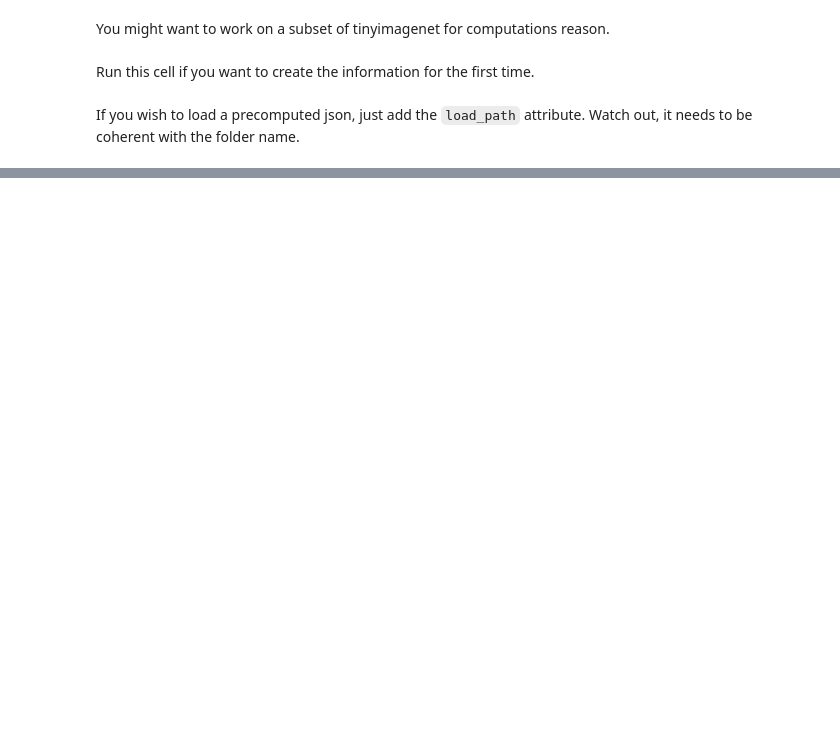
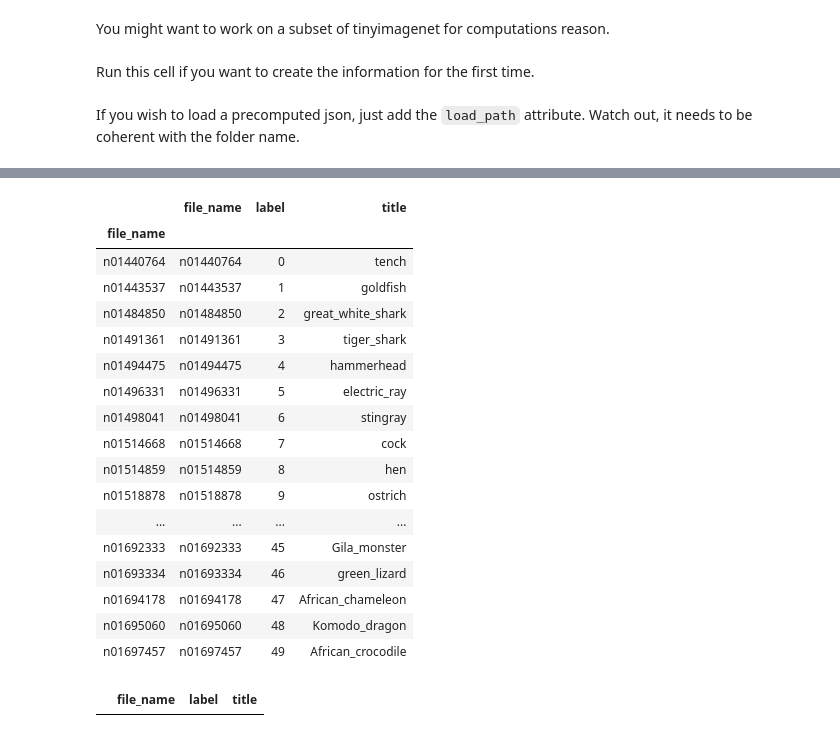
Before and after one commit to torchlurk/torchlurk, a Jupyter notebook: src/run_backend.ipynb, the cells around one changed output, grey strips where cells are left out. Saved outputs shown, nothing was run; the diff lists cells and outputs as text; code cells hidden in the pictures; blank space fills up the shorter version.

```diff
--- a/src/run_backend.ipynb
+++ b/src/run_backend.ipynb
@@ -42,0 +57,5 @@ lurker.compute_grads()
+# %%
+label_infos = pd.read_csv("../data/labels.txt",sep=" ",header=None)
+label_infos.columns = ['file_name','label','title']
+label_infos.set_index('file_name',inplace=True,drop=False)
+label_infos
@@ -42,0 +77,26 @@ lurker.compute_grads()
+# %%
+label_infos50 = label_infos.loc[my_dataset.class_to_idx.keys()].copy()
+dico = my_dataset.class_to_idx
+# %%
+label_infos50.label = label_infos50.file_name.apply(lambda x:dico[x])
+# %%
+label_infos50
+# %% [output]
+|  | file_name | label | title |
+| file_name |  |  |  |
+| n01440764 | n01440764 | 0 | tench |
+| n01443537 | n01443537 | 1 | goldfish |
+| n01484850 | n01484850 | 2 | great_white_shark |
+| n01491361 | n01491361 | 3 | tiger_shark |
+| n01494475 | n01494475 | 4 | hammerhead |
+| n01496331 | n01496331 | 5 | electric_ray |
+| n01498041 | n01498041 | 6 | stingray |
+| n01514668 | n01514668 | 7 | cock |
+| n01514859 | n01514859 | 8 | hen |
+| n01518878 | n01518878 | 9 | ostrich |
+| ... | ... | ... | ... |
+| n01692333 | n01692333 | 45 | Gila_monster |
+| n01693334 | n01693334 | 46 | green_lizard |
+| n01694178 | n01694178 | 47 | African_chameleon |
+| n01695060 | n01695060 | 48 | Komodo_dragon |
+| n01697457 | n01697457 | 49 | African_crocodile |
@@ -42,0 +107,4 @@ lurker.compute_grads()
+# %%
+label_infos50
+# %% [output]
+|  | file_name | label | title |
```
Also changed, not shown: parts of 19 cells of this notebook, 5 other files.
